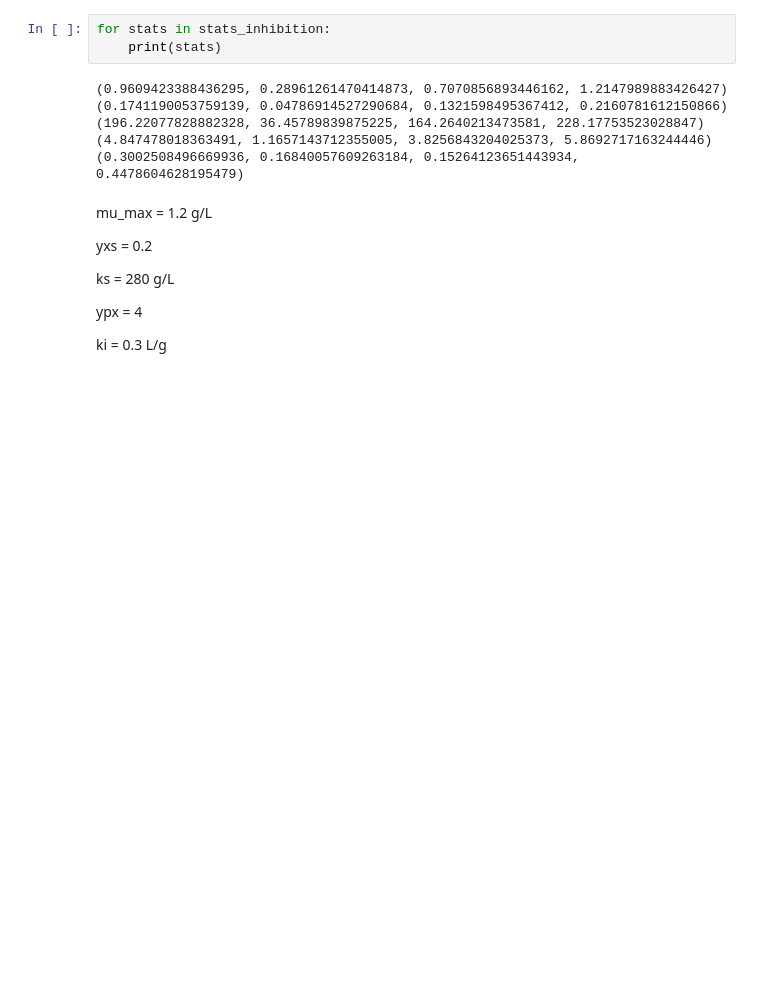
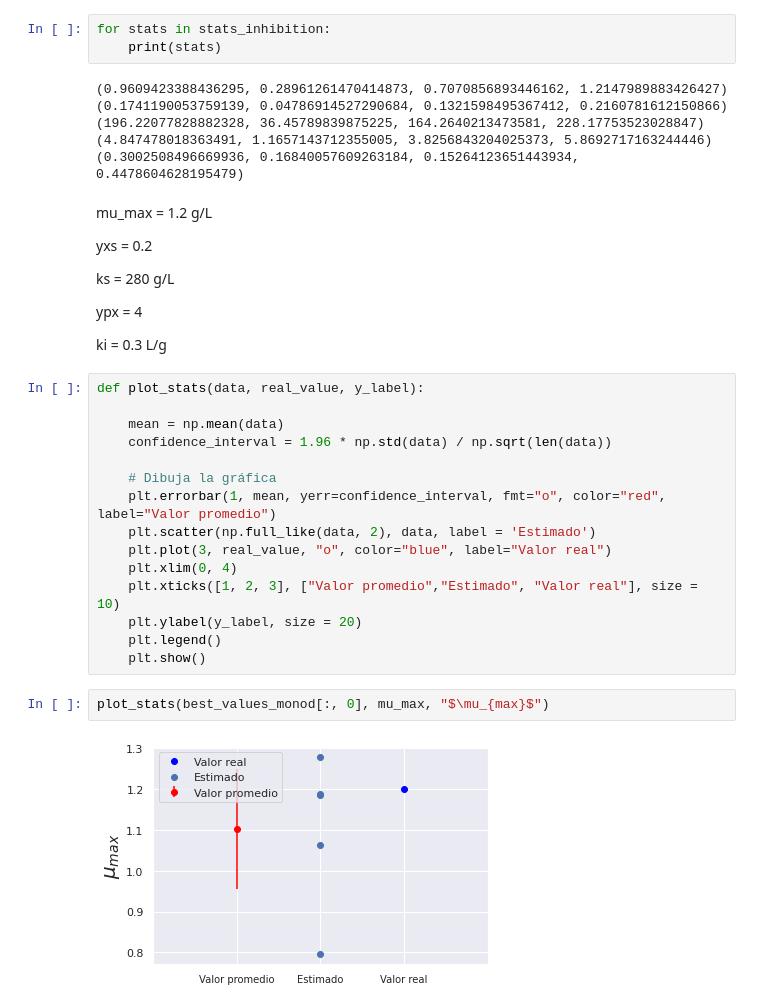
Before and after one commit to juanmggb/maestria, a Jupyter notebook: parameter_estimation/parameter_estimation.ipynb, the cells around one changed output. Cells and saved outputs as stored; diff of their text form; blank space fills up the shorter version.

```diff
--- a/parameter_estimation/parameter_estimation.ipynb
+++ b/parameter_estimation/parameter_estimation.ipynb
@@ -363,3 +363,22 @@ ks = 280  g/L
 ypx = 4
 
 ki = 0.3 L/g
+# %%
+def plot_stats(data, real_value, y_label):
+
+    mean = np.mean(data)
+    confidence_interval = 1.96 * np.std(data) / np.sqrt(len(data))
+
+    # Dibuja la gráfica
+    plt.errorbar(1, mean, yerr=confidence_interval, fmt="o", color="red", label="Valor promedio")
+    plt.scatter(np.full_like(data, 2), data, label = 'Estimado')
+    plt.plot(3, real_value, "o", color="blue", label="Valor real")
+    plt.xlim(0, 4)
+    plt.xticks([1, 2, 3], ["Valor promedio","Estimado", "Valor real"], size = 10)
+    plt.ylabel(y_label, size = 20)
+    plt.legend()
+    plt.show()
+# %%
+plot_stats(best_values_monod[:, 0], mu_max, "$\mu_{max}$")
+# %% [output]
+[figure, added]
```
Also changed, not shown: parts of 3 cells of this notebook.
